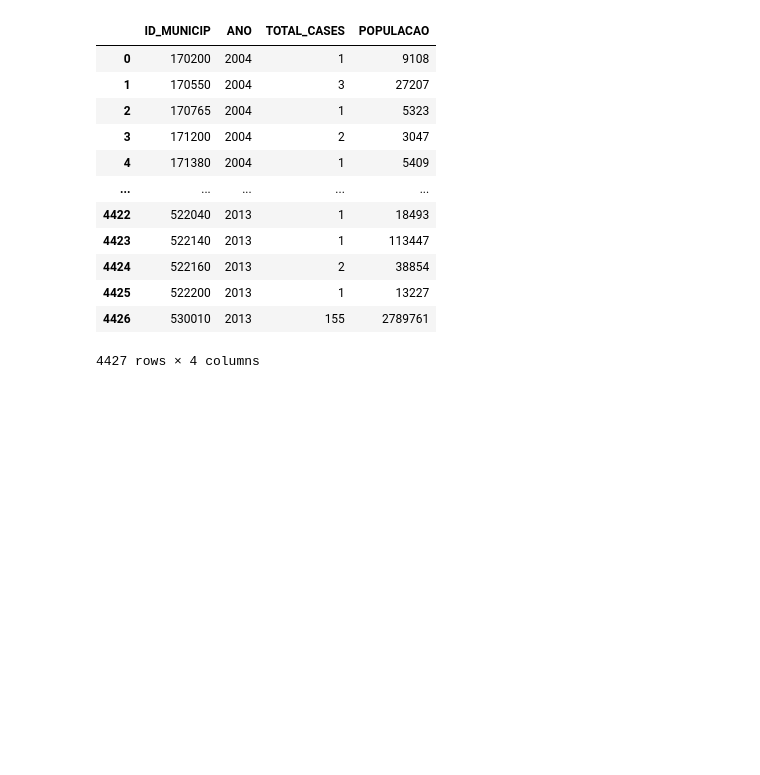
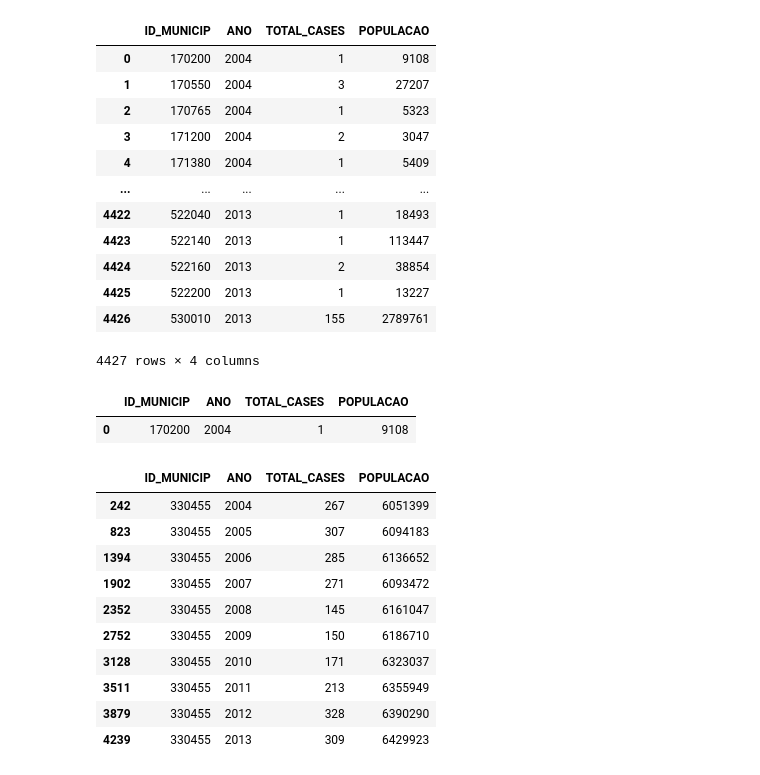
Before and after one commit to RaphaLevy/Study_on_Malaria_dynamics, a Jupyter notebook: pysus_data/Parquet_to_CSV.ipynb, the cells around one changed output. Cells and saved outputs as stored; diff of their text form; code cells hidden in the pictures; blank space fills up the shorter version.

```diff
--- a/pysus_data/Parquet_to_CSV.ipynb
+++ b/pysus_data/Parquet_to_CSV.ipynb
@@ -549,3 +549,22 @@ cases_per_mun_df
 | 4425 | 522200 | 2013 | 1 | 13227 |
 | 4426 | 530010 | 2013 | 155 | 2789761 |
 4427 rows × 4 columns
+# %%
+cases_per_mun_df[cases_per_mun_df.get('ID_MUNICIP')=='170200']
+# %% [output]
+|  | ID_MUNICIP | ANO | TOTAL_CASES | POPULACAO |
+| 0 | 170200 | 2004 | 1 | 9108 |
+# %%
+cases_per_mun_df[cases_per_mun_df.get('ID_MUNICIP')=='330455']
+# %% [output]
+|  | ID_MUNICIP | ANO | TOTAL_CASES | POPULACAO |
+| 242 | 330455 | 2004 | 267 | 6051399 |
+| 823 | 330455 | 2005 | 307 | 6094183 |
+| 1394 | 330455 | 2006 | 285 | 6136652 |
+| 1902 | 330455 | 2007 | 271 | 6093472 |
+| 2352 | 330455 | 2008 | 145 | 6161047 |
+| 2752 | 330455 | 2009 | 150 | 6186710 |
+| 3128 | 330455 | 2010 | 171 | 6323037 |
+| 3511 | 330455 | 2011 | 213 | 6355949 |
+| 3879 | 330455 | 2012 | 328 | 6390290 |
+| 4239 | 330455 | 2013 | 309 | 6429923 |
```
Also changed, not shown: parts of 19 cells of this notebook.
